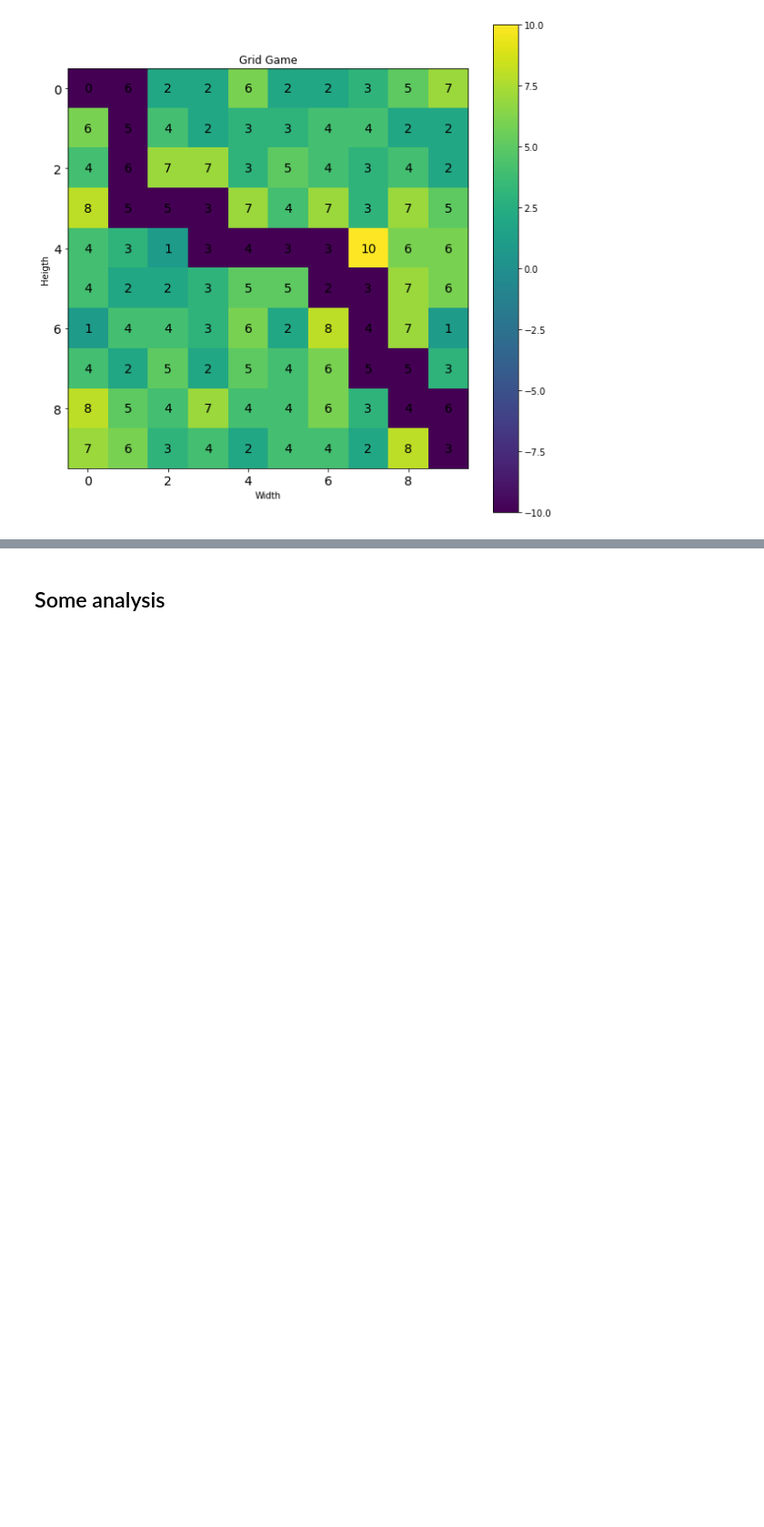
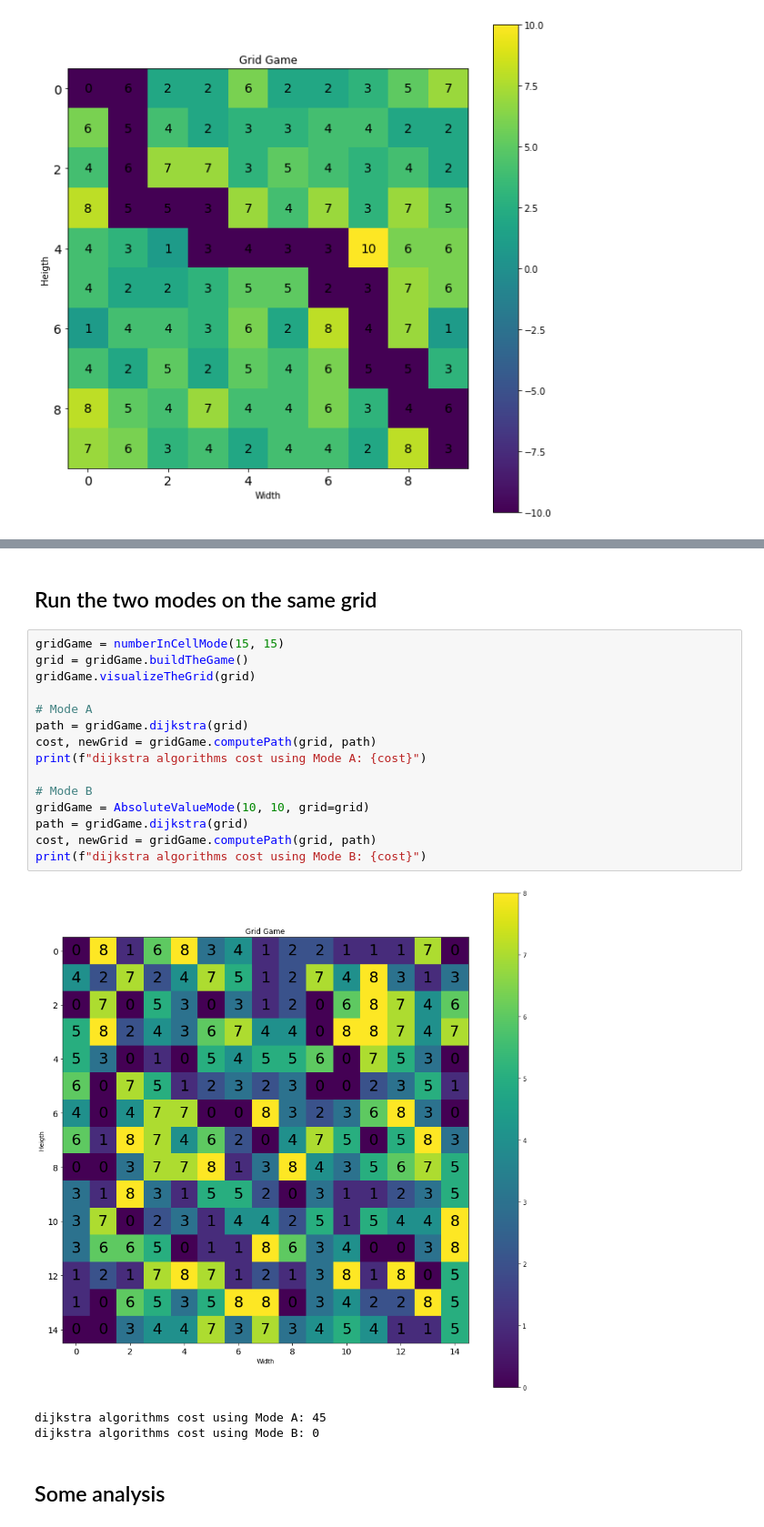
Before and after one commit to Khaliladib11/GridGame, a Jupyter notebook: Grid Game.ipynb, the cells around one changed output, grey strips where cells are left out. Shown at 91% size. Saved outputs shown, nothing was run; the diff lists cells and outputs as text; blank space fills up the shorter version.

```diff
--- a/Grid Game.ipynb
+++ b/Grid Game.ipynb
@@ -675,3 +655,24 @@ dijkstra algorithms cost using Mode B: 21
+# %% [markdown]
+## Run the two modes on the same grid
+# %%
+gridGame = numberInCellMode(15, 15)
+grid = gridGame.buildTheGame()
+gridGame.visualizeTheGrid(grid)
+
+# Mode A
+path = gridGame.dijkstra(grid)
+cost, newGrid = gridGame.computePath(grid, path)
+print(f"dijkstra algorithms cost using Mode A: {cost}")
+
+# Mode B
+gridGame = AbsoluteValueMode(10, 10, grid=grid)
+path = gridGame.dijkstra(grid)
+cost, newGrid = gridGame.computePath(grid, path)
+print(f"dijkstra algorithms cost using Mode B: {cost}")
+# %% [output]
+[figure, added]
+dijkstra algorithms cost using Mode A: 45
+dijkstra algorithms cost using Mode B: 0
 # %% [markdown]
 ## Some analysis
 # %%
```
Also changed, not shown: parts of 17 cells of this notebook.
